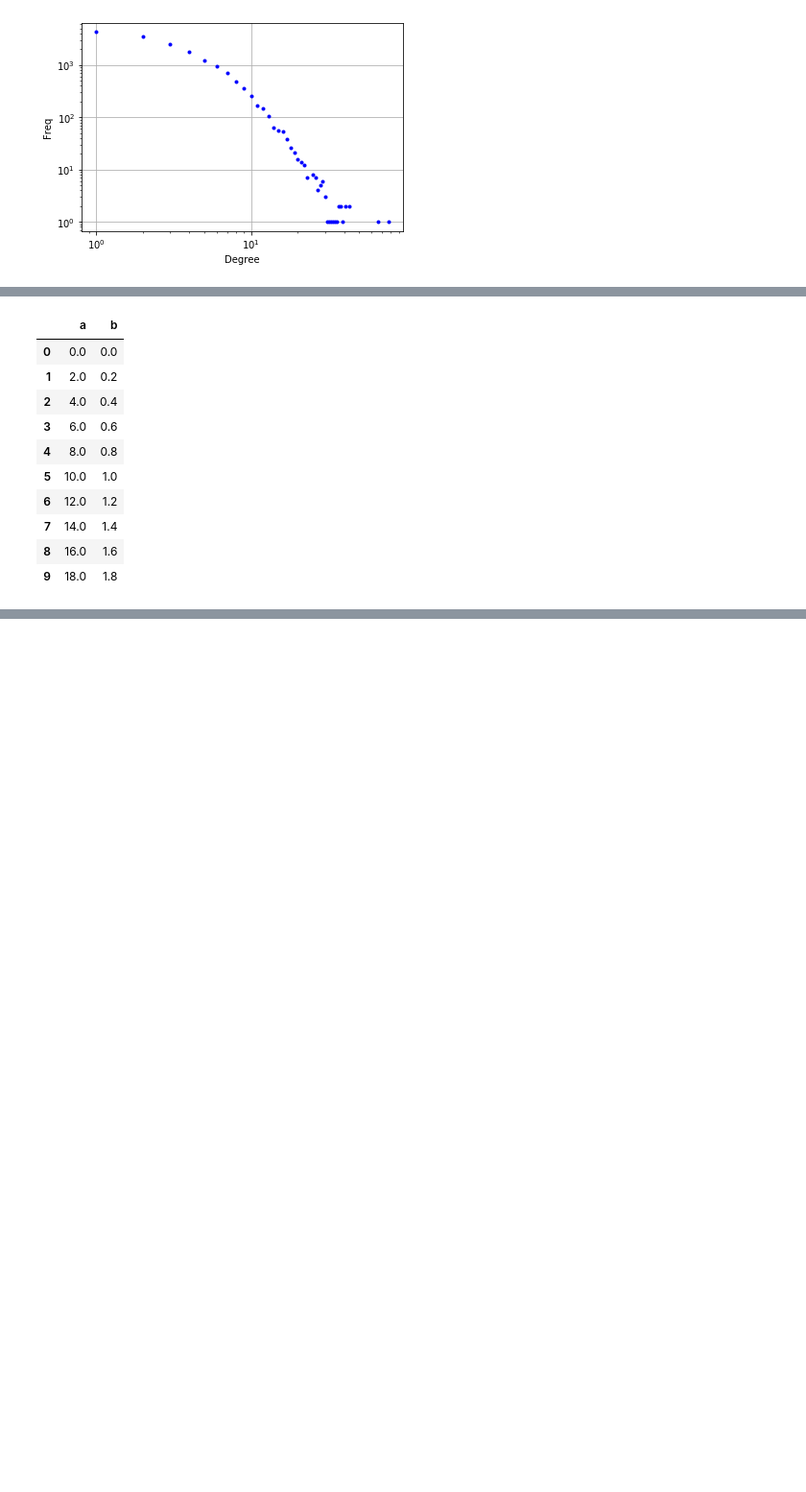
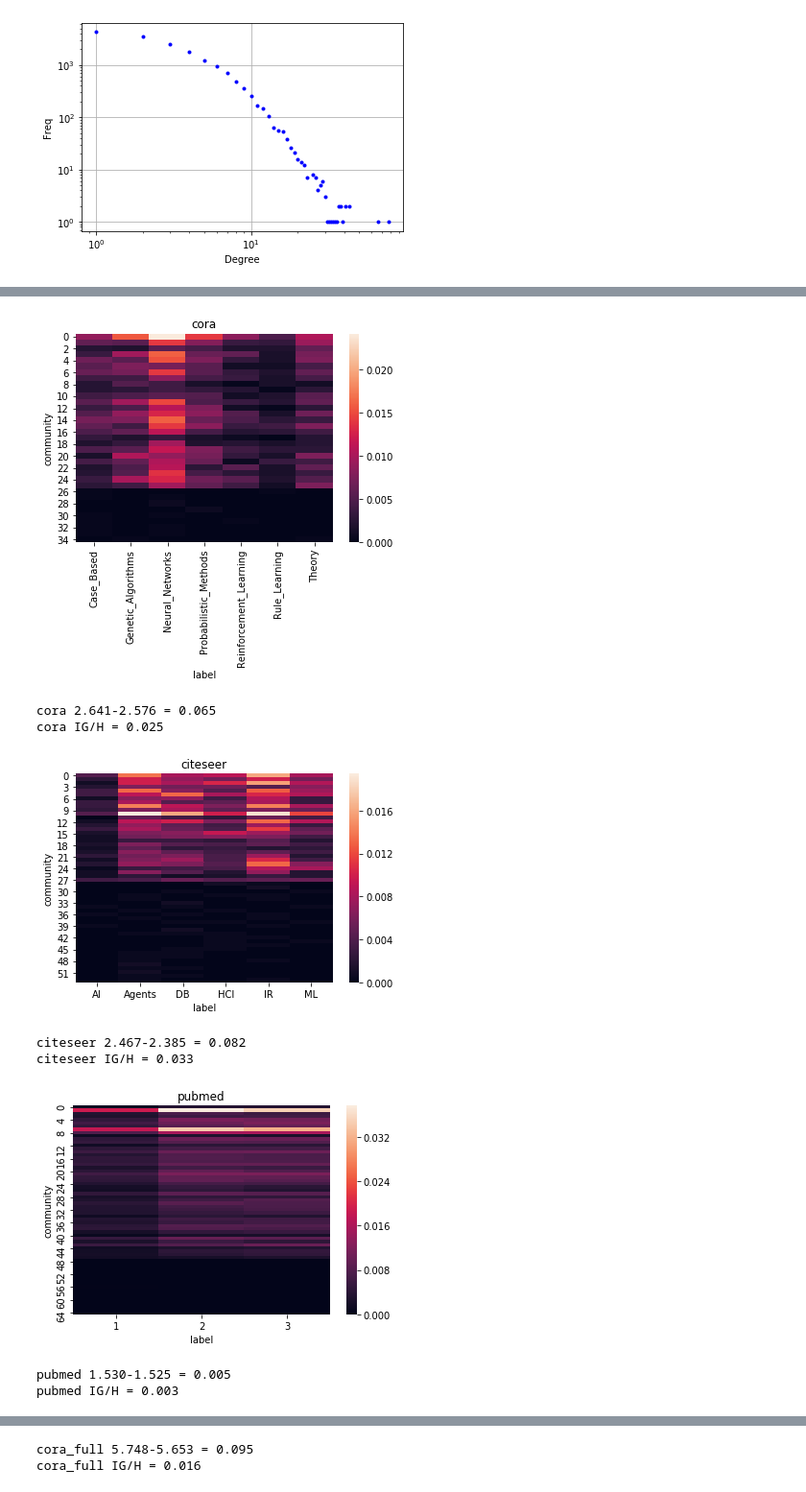
Before and after one commit to sqrhussain/structure-in-gnn, a Jupyter notebook: notebooks/datasets_statistics.ipynb, the cells around one changed output, grey strips where cells are left out. Shown at 96% size. Saved outputs shown, nothing was run; the diff lists cells and outputs as text; code cells hidden in the pictures; blank space fills up the shorter version.

```diff
--- a/notebooks/datasets_statistics.ipynb
+++ b/notebooks/datasets_statistics.ipynb
@@ -176,17 +218,56 @@ def load_labels(path):
 # %%
 def agg(x):
     return len(x.unique())
-# %%
-pd.DataFrame([{'a':x*10,'b':x} for x in range(10)])/5
-# %% [output]
-|  | a | b |
-| 0 | 0.0 | 0.0 |
-| 1 | 2.0 | 0.2 |
-| 2 | 4.0 | 0.4 |
-| 3 | 6.0 | 0.6 |
-| 4 | 8.0 | 0.8 |
-| 5 | 10.0 | 1.0 |
-| 6 | 12.0 | 1.2 |
-| 7 | 14.0 | 1.4 |
-| 8 | 16.0 | 1.6 |
-| 9 | 18.0 | 1.8 |
+# %%
+for dataset_name in datasets:
+
+    community = load_communities(f'../data/community_id_dicts/confmodel/{dataset_name}-conf0')
+    label = load_labels(f'../data/graphs/processed/{dataset_name}/{dataset_name}.content')
+    df_community = pd.DataFrame({'dataset':dataset_name, 'node':node, 'community':community[node], 'label':label[node]} for node in community)
+    mtx = df_community.pivot_table(index='community', columns='label',values='node',aggfunc=agg).fillna(0) / len(label)
+    plt.figure()
+    sns.heatmap(mtx)
+    plt.title(dataset_name)
+    plt.show()
+
+    communities = df_community.community.unique()
+    labels = df_community.label.unique()
+
+    def Pmarg(c):
+        return len(df_community[df_community.community == c]) / len(df_community)
+
+    def Pcond(l,c):
+        return mtx.loc[c,l]/Pmarg(c)
+
+    H = 0
+    for c in communities:
+        h = 0
+        for l in labels:
+            if Pcond(l,c) == 0:
+                continue
+            h += Pcond(l,c) * np.log2(1./Pcond(l,c))
+        H += h * Pmarg(c)
+
+    def Pl(l):
+        return len(df_community[df_community.label == l]) / len(df_community)
+
+    Hl = 0
+    for l in labels:
+        if Pl(l) == 0:
+            continue
+        Hl += Pl(l) * np.log2(1./Pl(l))
+
+    IG = Hl-H
+
+    print(f'{dataset_name} {Hl:.3f}-{H:.3f} = {IG:.3f}')
+    print(f'{dataset_name} IG/H = {IG/Hl:.3f}')
+# %% [output]
+[figure, added]
+cora 2.641-2.576 = 0.065
+cora IG/H = 0.025
+[figure, added]
+citeseer 2.467-2.385 = 0.082
+citeseer IG/H = 0.033
+[figure, added]
+pubmed 1.530-1.525 = 0.005
+pubmed IG/H = 0.003
@@ -193,2 +275,4 @@ pd.DataFrame([{'a':x*10,'b':x} for x in range(10)])/5
+cora_full 5.748-5.653 = 0.095
+cora_full IG/H = 0.016
 # %%
 for dataset_name in datasets:
```
Also changed, not shown: parts of 11 cells of this notebook, 8 other files.
